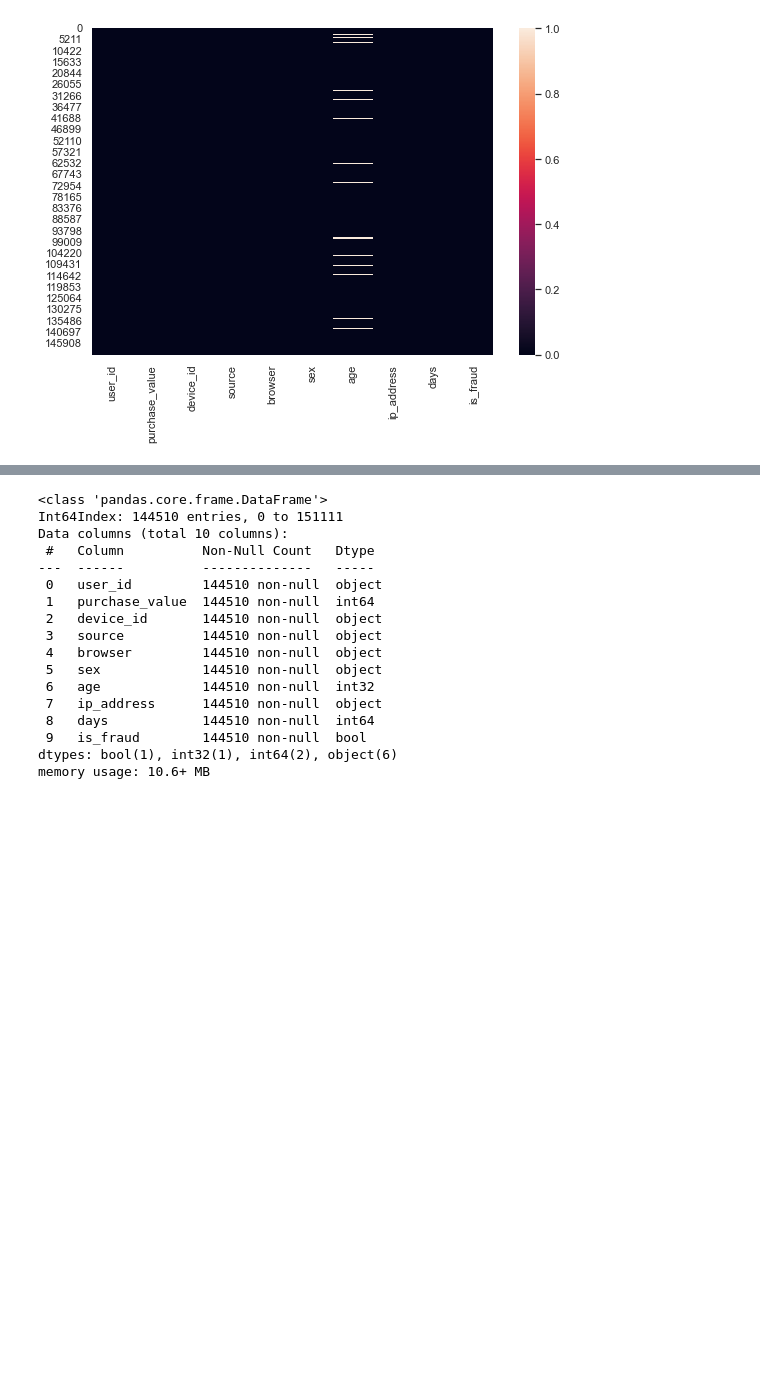
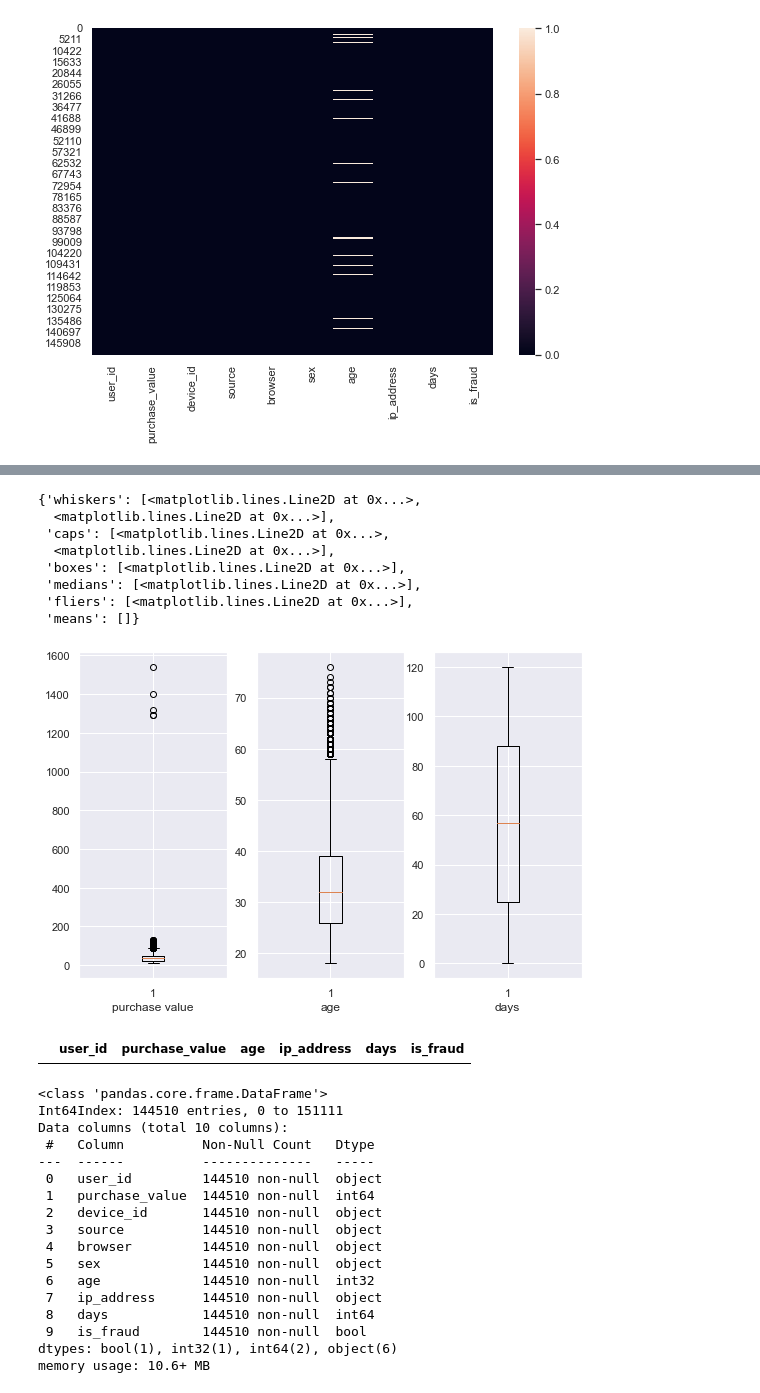
Before and after one commit to TeoTzeShuen/school, a Jupyter notebook: Individual Project/project.ipynb, the cells around one changed output, grey strips where cells are left out. Drawn from its saved outputs; the diff is of its cells as text; code cells hidden in the pictures; blank space fills up the shorter version.

```diff
--- a/Individual Project/project.ipynb
+++ b/Individual Project/project.ipynb
@@ -159,0 +129,33 @@ df.head()
+# %%
+# we use boxplots to  plot for outliers in the numerical data
+# and to do a non-visual inspection and correct any wrong datatypes.
+df_num = df.select_dtypes(include=['int','float'])
+plt.subplot(1,3,1)
+plt.xlabel('purchase value')
+plt.boxplot(df_num['purchase_value'].dropna())
+plt.subplot(1,3,2)
+plt.xlabel('age')
+plt.boxplot(df_num['age'].dropna())
+plt.subplot(1,3,3)
+plt.xlabel('days')
+plt.boxplot(df_num['days'].dropna())
+# we use .dropna() to clear any missing values first.
+# %% [output]
+{'whiskers': [<matplotlib.lines.Line2D at 0x...>,
+  <matplotlib.lines.Line2D at 0x...>],
+ 'caps': [<matplotlib.lines.Line2D at 0x...>,
+  <matplotlib.lines.Line2D at 0x...>],
+ 'boxes': [<matplotlib.lines.Line2D at 0x...>],
+ 'medians': [<matplotlib.lines.Line2D at 0x...>],
+ 'fliers': [<matplotlib.lines.Line2D at 0x...>],
+ 'means': []}
+[figure, added]
+# %%
+# As discovered earlier, purchase_value has outliers that we could remove.
+# While age has values over Q3, those values are realistic and within the range given in the dictionary
+# days does not have any values over the q3 or under the q1, so it can be left as is.
+
+# Lastly, we can check for duplicates in a numerical dataset, via the .duplicated() function
+df_num.loc[df_num.duplicated(),:]
+# %% [output]
+|  | user_id | purchase_value | age | ip_address | days | is_fraud |
```
Also changed, not shown: parts of 11 cells of this notebook.
